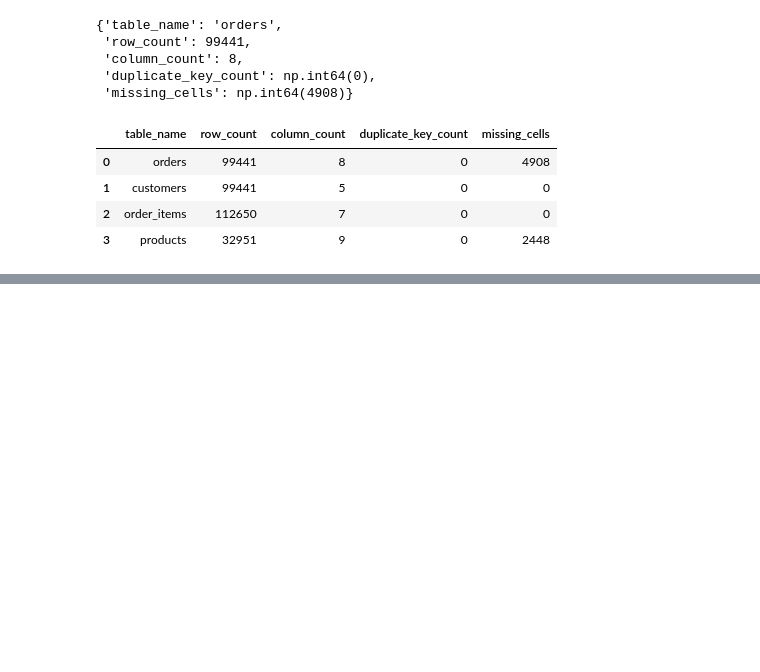
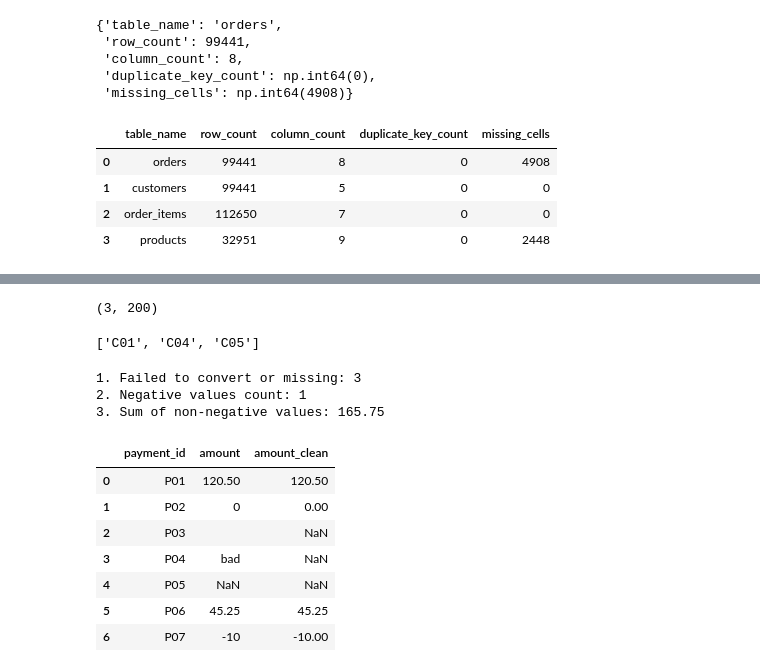
Before and after one commit to GlebUstynov/olist-ecommerce-analysis, a Jupyter notebook: week3_pandas_quality_final.ipynb, the cells around one changed output, grey strips where cells are left out. Saved outputs shown, nothing was run; the diff lists cells and outputs as text; code cells hidden in the pictures; blank space fills up the shorter version.

```diff
--- a/week3_pandas_quality.ipynb
+++ b/week3_pandas_quality_final.ipynb
@@ -1005,0 +1053,18 @@ quality_report_function
+# %%
+def process_valid_orders(orders):
+    # Count and sum valid positive order amounts
+    count = 0
+    total_amount = 0
+
+    for order in orders:
+        amount = order.get("amount")
+        if amount is not None and amount > 0:
+            count += 1
+            total_amount += amount
+
+    return count, total_amount
+
+
+process_valid_orders(orders_with_amounts)
+# %% [output]
+(3, 200)
@@ -1005,0 +1079,44 @@ quality_report_function
+# %%
+selected_ids = []
+
+for customer_id, info in customers_by_id.items():
+    if info["active"] and info["orders"] >= 2:
+        selected_ids.append(customer_id)
+
+selected_ids
+# %% [output]
+['C01', 'C04', 'C05']
+# %%
+gate_amounts = pd.DataFrame({
+    "payment_id": ["P01", "P02", "P03", "P04", "P05", "P06", "P07"],
+    "amount": [" 120.50 ", "0", "", "bad", None, "45.25", "-10"]
+})
+# %%
+gate_amounts["amount_clean"] = pd.to_numeric(gate_amounts["amount"], errors="coerce")
+
+missing_count = gate_amounts["amount_clean"].isna().sum()
+
+negative_count = (gate_amounts["amount_clean"] < 0).sum()
+
+non_negative_sum = gate_amounts.loc[gate_amounts["amount_clean"] >= 0, "amount_clean"].sum()
+
+
+# Print results
+print(f"1. Failed to convert or missing: {missing_count}")
+print(f"2. Negative values count: {negative_count}")
+print(f"3. Sum of non-negative values: {non_negative_sum}")
+
+# Display the resulting DataFrame
+gate_amounts
+# %% [output]
+1. Failed to convert or missing: 3
+2. Negative values count: 1
+3. Sum of non-negative values: 165.75
+|  | payment_id | amount | amount_clean |
+| 0 | P01 | 120.50 | 120.50 |
+| 1 | P02 | 0 | 0.00 |
+| 2 | P03 |  | NaN |
+| 3 | P04 | bad | NaN |
+| 4 | P05 | NaN | NaN |
+| 5 | P06 | 45.25 | 45.25 |
+| 6 | P07 | -10 | -10.00 |
```
Also changed, not shown: parts of 21 cells of this notebook, 2 other files.
